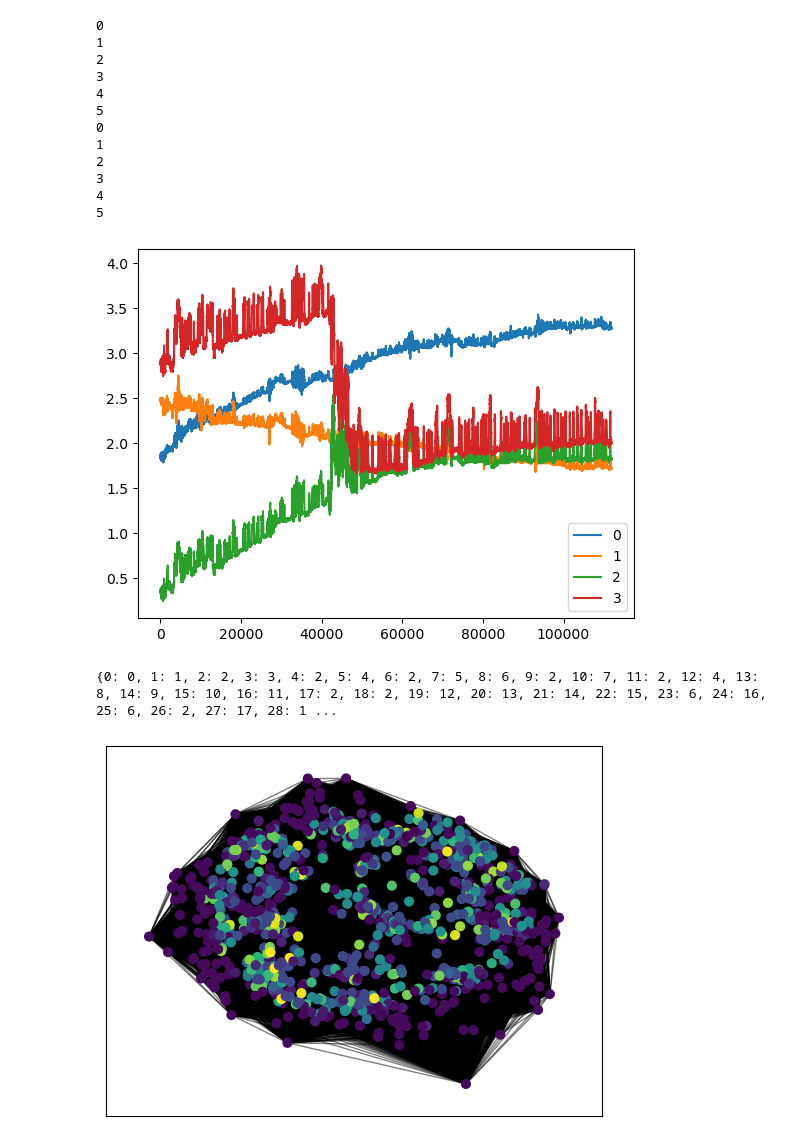
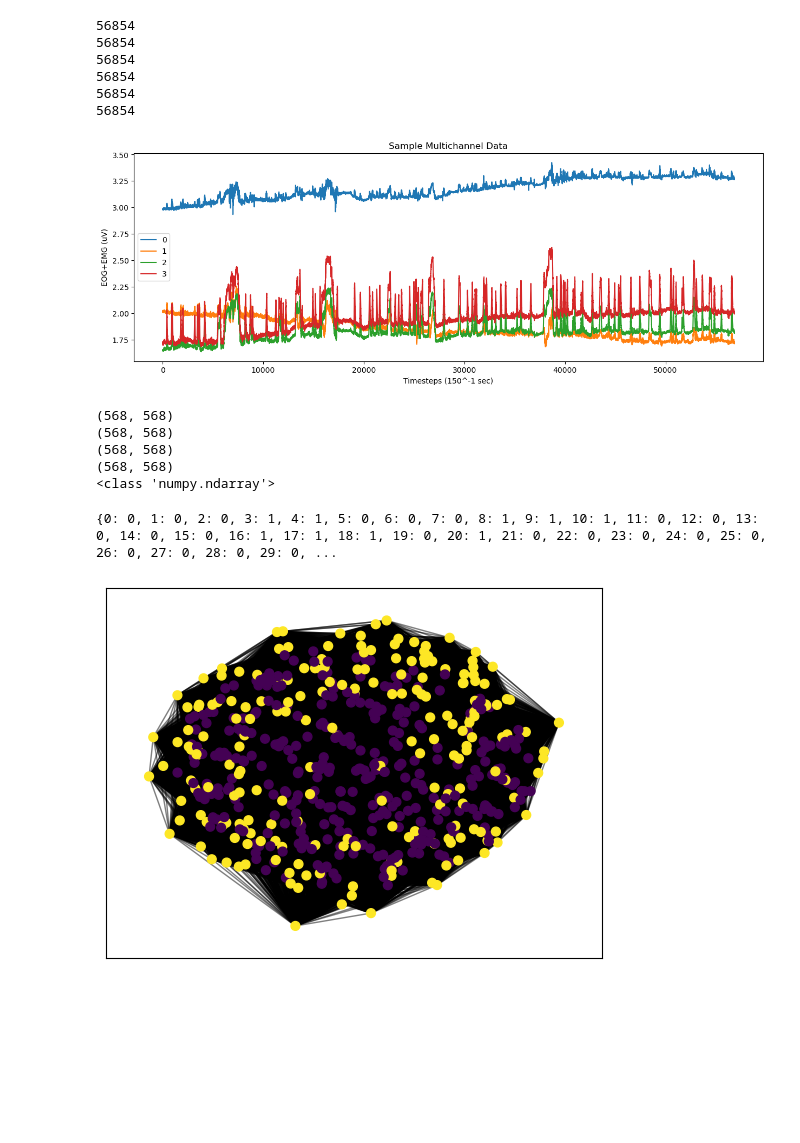
Before and after one commit to ijight/clustering-blepharospasms, a Jupyter notebook: JupyterNB/multichannel-clustering.ipynb, the cells around one changed output. Drawn from its saved outputs; the diff is of its cells as text; code cells hidden in the pictures; blank space fills up the shorter version.

Commit message:
final paper plots

```diff
--- a/JupyterNB/multichannel-clustering.ipynb
+++ b/JupyterNB/multichannel-clustering.ipynb
@@ -13,45 +13,41 @@ import csv
 # %%
 # data input
 multichannel_timeseries = []
 datadir = "../Multichannel\patient\\"
 for each in os.listdir(datadir):
     temp = []
     df = pd.read_csv(datadir+each)
     for col in range(df.shape[1]):
-        print(col)
         temp.append(df.iloc[:, col])
     multichannel_timeseries.append(temp)
 # creates a list of lists of lists of timeseries
 
+for each in range(len(multichannel_timeseries[0])):
+    multichannel_timeseries[0][each] = list(multichannel_timeseries[0][each][55000:])
+    print(len(multichannel_timeseries[0][each]))
 # Create a figure and axis object
 fig, ax = plt.subplots()
 
 # Plot each list
 i = 0
 for each in multichannel_timeseries[0][1:5]:
     ax.plot(each, label=i)
     i+=1
 
 # Add legend and labels
 ax.legend()
-# ax.set_xlabel('X-axis label')
-# ax.set_ylabel('Y-axis label')
-# ax.set_title('Title of plot')
-
+ax.set_xlabel('Timesteps (150^-1 sec)')
+ax.set_ylabel('EOG+EMG (uV)')
+ax.set_title('Sample Multichannel Data')
+plt.rcParams["figure.figsize"] = [15, 3.50]
 # Display the plot
 plt.show()
 # %% [output]
-0
-1
-2
-3
-4
-5
-0
-1
-2
-3
-4
-5
+56854
+56854
+56854
+56854
+56854
+56854
-[figure, old version]
+[figure, new version]
 # %%
@@ -73,10 +69,18 @@ def get_degree_sequence(vg):
     ds = list(dict(nx.degree(vg)).values())
     return ds
 # %%
+from scipy.spatial.distance import minkowski
+from scipy.spatial.distance import cosine
+from scipy.stats import spearmanr
+
+# Compute the covariance between two vectors
+def covariance(x, y):
+    return np.cov(x, y)[0][1]
+
 normalized_distance_matrices = []
 TIMESTEP = 150
 OVERLAP = 50
-TS = multichannel_timeseries[0][0]
+TS = multichannel_timeseries[0][1]
 TRUNCATED = len(TS) % TIMESTEP
 
 for ts in multichannel_timeseries[0][1:5]:
@@ -90,11 +94,21 @@ for ts in multichannel_timeseries[0][1:5]:
     feature_vectors = [np.array(list(nx.degree_centrality(graph).values())) for graph in graphs]
 
     # define distance matrix D for each segment using Euclidean distance
+
     distance_matrices = []
     for i in range(len(feature_vectors)):
         D = np.zeros(len(feature_vectors))
         for j in range(len(feature_vectors)):
-            D[j] = np.linalg.norm(feature_vectors[i]-feature_vectors[j])
+            D[j] = cosine(feature_vectors[i], feature_vectors[j])
+            # D[j] = np.linalg.norm(feature_vectors[i]-feature_vectors[j])
+
+            # correlation, _ = spearmanr(feature_vectors[i], feature_vectors[j])
+            # # Convert correlation to distance: distance = 1 - correlation
+            # D[j] = 1 - correlation
+
+            # Calculate covariance between feature_vectors[i] and feature_vectors[j]
+            cov = covariance(feature_vectors[i], feature_vectors[j])
+            D[j] = 1 - (cov / (np.std(feature_vectors[i]) * np.std(feature_vectors[j])))
         distance_matrices.append(D)
 
     # compute global distance matrix by averaging distances across all segments
@@ -126,6 +140,16 @@ weightedGraph = C
 
 # Draw the weighted graph
 # nx.draw(C)
+
+
+# mino distance takes 30s
+# cosine takes 1m, 46s
+# %% [output]
+(568, 568)
+(568, 568)
+(568, 568)
+(568, 568)
+<class 'numpy.ndarray'>
 # %%
 # community detection (clustering) of weighted graphes
 # https://github.com/taynaud/python-louvain
@@ -141,10 +165,11 @@ from community import community_louvain
 import matplotlib.cm as cm
 import matplotlib.pyplot as plt
 
-partition = community_louvain.best_partition(weightedGraph, resolution=(1.02))
+partition = community_louvain.best_partition(weightedGraph, resolution=(1.001))
 
 print(partition)
 
+plt.rcParams.update(plt.rcParamsDefault)
 # draw the graph
 pos = nx.spring_layout(weightedGraph)
 # color the nodes according to their partition
@@ -153,9 +178,10 @@ nx.draw_networkx_nodes(weightedGraph, pos, partition.keys(), node_size=40,
                        cmap=cmap, node_color=list(partition.values()))
 nx.draw_networkx_edges(weightedGraph, pos, alpha=0.5)
 # plt.savefig("model.png", transparent=True)
+
 plt.show()
 
 # try averaging matrix across subjects, try concatenate signals end to end
 # %% [output]
-{0: 0, 1: 1, 2: 2, 3: 3, 4: 2, 5: 4, 6: 2, 7: 5, 8: 6, 9: 2, 10: 7, 11: 2, 12: 4, 13: 8, 14: 9, 15: 10, 16: 11, 17: 2, 18: 2, 19: 12, 20: 13, 21: 14, 22: 15, 23: 6, 24: 16, 25: 6, 26: 2, 27: 17, 28: 1 ...
+{0: 0, 1: 0, 2: 0, 3: 1, 4: 1, 5: 0, 6: 0, 7: 0, 8: 1, 9: 1, 10: 1, 11: 0, 12: 0, 13: 0, 14: 0, 15: 0, 16: 1, 17: 1, 18: 1, 19: 0, 20: 1, 21: 0, 22: 0, 23: 0, 24: 0, 25: 0, 26: 0, 27: 0, 28: 0, 29: 0, ...
-[figure, old version]
+[figure, new version]
```
Also changed, not shown: parts of 5 cells of this notebook, 14 other files.
